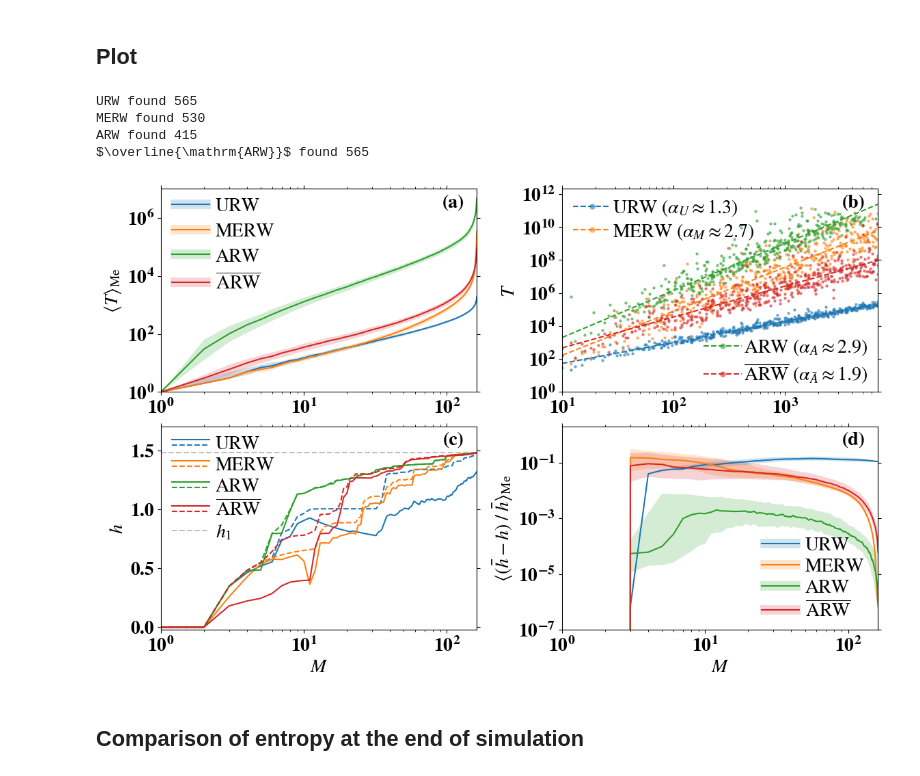
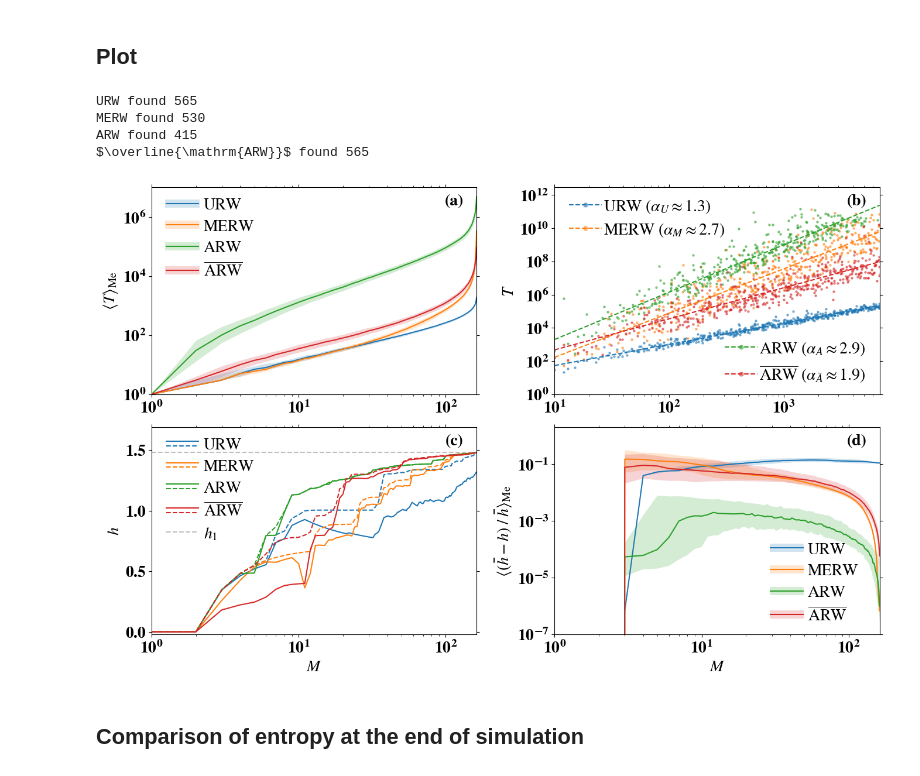
Before and after one commit to gabriele-di-bona/ARW, a Jupyter notebook: notebooks/plots_analysis.ipynb, the cells around one changed output. Drawn from its saved outputs; the diff is of its cells as text; code cells hidden in the pictures.

Commit message:
updated figsize of Fig (3)SM

```diff
--- a/notebooks/plots_analysis.ipynb
+++ b/notebooks/plots_analysis.ipynb
@@ -1647,9 +1647,14 @@ for column,name_graph in enumerate(graphs.keys()):
 ## Plot
 # %%
 width = 8.6*cm*2
+width_fig = width * 2.37
+height_fig = width_fig/golden
 num_rows = 2
 num_columns = 2
-fig, axes = plt.subplots(num_rows,num_columns,figsize=(width*num_columns,width/golden*num_rows), gridspec_kw={'hspace':.17,'wspace':0.27})
+fig, axes = plt.subplots(num_rows,num_columns,figsize=(width_fig,height_fig), gridspec_kw={'hspace':.16,'wspace':0.24})
+# num_rows = 2
+# num_columns = 2
+# fig, axes = plt.subplots(num_rows,num_columns,figsize=(width*num_columns,width/golden*num_rows), gridspec_kw={'hspace':.17,'wspace':0.27})
 counter = -1
 
 
@@ -1693,13 +1698,14 @@ for name_graph in graphs.keys():
     leg = ax.legend([(colors[i],matplotlib.colors.to_rgba(colors[i], 0.2)) for i in range(len(algorithms))], algorithms,
                     handler_map={tuple: line_and_filled_handle()},
                     handletextpad=0.3,
-                    loc='upper left', bbox_to_anchor=(-.02, 1.04), markerscale=1,
+#                     loc='upper left', bbox_to_anchor=(-.02, 1.04), markerscale=1,
+                    loc='upper left', bbox_to_anchor=(.0, 1.02), markerscale=1,
                     prop={'weight':'normal'},
                     frameon=False, edgecolor=matplotlib.colors.to_rgba("gray", 1), facecolor=(1, 1, 1, 0.1),
                     labelspacing = 0.4,
                     )
 
-    ax.text(0.96, 0.975, "(%s)"%(letters[counter].lower()), fontsize=20, transform=ax.transAxes, horizontalalignment='right', verticalalignment='top')
+    ax.text(0.96, 0.97, "(%s)"%(letters[counter].lower()), fontsize=20, transform=ax.transAxes, horizontalalignment='right', verticalalignment='top')
 
 
 ################################## B ##################################
@@ -1737,29 +1743,29 @@ ax.set_xscale("log")
 ax.set_yscale("log")
 ax.set_xlim(t)
 ax.set_yticks([1e0,1e2,1e4,1e6,1e8,1e10,1e12,1e14])
-ax.set_ylim(bottom=1,top=14*max([max(tmp["covering_time"]) for algorithm,tmp in results_fig_SM3_B[name_graph].items() if algorithm in algorithms_found]))
+ax.set_ylim(bottom=1,top=20*max([max(tmp["covering_time"]) for algorithm,tmp in results_fig_SM3_B[name_graph].items() if algorithm in algorithms_found]))
 ax.set_ylabel(r"$T$")
 
 leg1 = ax.legend([plt.plot([],ls="--",marker="o",markersize=markersize,markerfacecolor=tuple(list(matplotlib.colors.to_rgb(colors[i]))+[alpha_scatter]),
                 color=colors[i])[0] for i in range(len(algorithms_found))][:2], labels[:2] ,
                 handletextpad=0.1, scatterpoints=1,
-                loc='upper left', bbox_to_anchor=(-.02, 1.04),
+                loc='upper left', bbox_to_anchor=(-.0, 1.02),
                 markerscale=1, edgecolor=(0.5, 0.5, 0.5, 1), facecolor=(1, 1, 1, alpha_scatter),
-                labelspacing = 0.2,
+                labelspacing = 0.4,
                 prop={"weight":"normal","size":20},
                )
 
 leg2 = ax.legend([plt.plot([],ls="--",marker="o",markersize=markersize,markerfacecolor=tuple(list(matplotlib.colors.to_rgb(colors[i]))+[alpha_scatter]),
                 color=colors[i])[0] for i in range(len(algorithms_found))][2:4], labels[2:4] ,
                 handletextpad=0.1, scatterpoints=1,
-                loc='lower right', bbox_to_anchor=(1.02, -0.05),
+                loc='lower right', bbox_to_anchor=(1.0, -0.02),
                 markerscale=1, edgecolor=(0.5, 0.5, 0.5, 1), facecolor=(1, 1, 1, alpha_scatter),
-                labelspacing = 0.2,
+                labelspacing = 0.4,
                 prop={"weight":"normal","size":20},
                )
 
 ax.add_artist(leg1)
-ax.text(0.96, 0.975, "(%s)"%(letters[counter].lower()), fontsize=20, transform=ax.transAxes, horizontalalignment='right', verticalalignment='top')
+ax.text(0.96, 0.97, "(%s)"%(letters[counter].lower()), fontsize=20, transform=ax.transAxes, horizontalalignment='right', verticalalignment='top')
 
 
 ################################## C ##################################
@@ -1788,17 +1794,17 @@ for name_graph in results_fig_SM3_C.keys():
     right = max_M_D[name_graph]
     ax.set_xlim(left=left,right=right)
     ax.set_xticks(np.geomspace(left,10**int(np.log10(right)),num=int(np.log10(right)-np.log10(left)+1)))
-    ax.set_ylim([-0.02,expected_entr_prod*1.15])
+    ax.set_ylim([-0.02,expected_entr_prod*1.14])
     ax.set_ylabel(r"$h$")
 
     leg = ax.legend([(colors[i],"--",True) for i in range(len(algorithms))] + [((0.5,0.5,0.5,0.5),"--",False)], algorithms + [r"$h_1$"],
                            handler_map={tuple: continuous_and_dashed_line_handle()},
                            prop={'weight':'normal'},
                            handletextpad=0.3,
-                           loc='upper left', bbox_to_anchor=(-.02, 1.04), markerscale=1,
-                           labelspacing = 0.2,
+                           loc='upper left', bbox_to_anchor=(-.0, 1.02), markerscale=1,
+                           labelspacing = 0.4,
                            )
-    ax.text(0.96, 0.975, "(%s)"%(letters[counter].lower()), fontsize=20, transform=ax.transAxes, horizontalalignment='right', verticalalignment='top')
+    ax.text(0.96, 0.97, "(%s)"%(letters[counter].lower()), fontsize=20, transform=ax.transAxes, horizontalalignment='right', verticalalignment='top')
 
 ################################## D ##################################
 # D: M vs (\bar{h}-h) / \bar{h}
@@ -1821,37 +1827,37 @@ for name_graph in graphs.keys():
             ax.plot(links_list,q2,label=algorithm, alpha=1,color=colors[color_id])
             ax.fill_between(links_list, q1, q3, color=colors[color_id], alpha = 0.2,lw=0)
 
     ax.axhline(0, ls="--", color="gray")
     ax.set_xscale("log")
     ax.set_xlabel(r"$M$")
 
     left = 1
     right = max_M_D[name_graph]
     ax.set_xlim(left=left,right=right)
     ax.set_xticks(np.geomspace(left,10**int(np.log10(right)),num=int(np.log10(right)-np.log10(left)+1)))
     ax.set_yscale("log")
     ax.set_ylim(top = 2, bottom = 1e-7)
     ax.set_ylabel(r"$\langle (\bar{h} - h) \; / \; \bar{h}\rangle_\mathrm{Me}$")
 
     leg = ax.legend([(colors[i],matplotlib.colors.to_rgba(colors[i], 0.2)) for i in range(len(algorithms))], algorithms,
                            handler_map={tuple: line_and_filled_handle()},
                     handletextpad=0.3,
-                           loc='lower right', bbox_to_anchor=(1.01, -0.04), markerscale=1,
+                           loc='lower right', bbox_to_anchor=(0.98, -0.02), markerscale=1,
                     prop={'weight':'normal'},
                     frameon=False, edgecolor=matplotlib.colors.to_rgba("gray", 1), facecolor=(1, 1, 1, 0.1),
-                    labelspacing = 0.2,
+                    labelspacing = 0.4,
                     )
 
-    ax.text(0.96, 0.975, "(%s)"%(letters[counter].lower()), fontsize=20, transform=ax.transAxes, horizontalalignment='right', verticalalignment='top')
+    ax.text(0.96, 0.97, "(%s)"%(letters[counter].lower()), fontsize=20, transform=ax.transAxes, horizontalalignment='right', verticalalignment='top')
 
 os.makedirs(root_dir + "figures", exist_ok=True)
 fig.savefig(root_dir + "figures/FigSM_3_no_renormalization.pdf",bbox_inches="tight")
 # %% [output]
 URW found 565
 MERW found 530
 ARW found 415
 $\overline{\mathrm{ARW}}$ found 565
-[figure, old version]
+[figure, new version]
 # %% [markdown]
 ## Comparison of entropy at the end of simulation
 # %%
```
Also changed, not shown: 1 other file.
